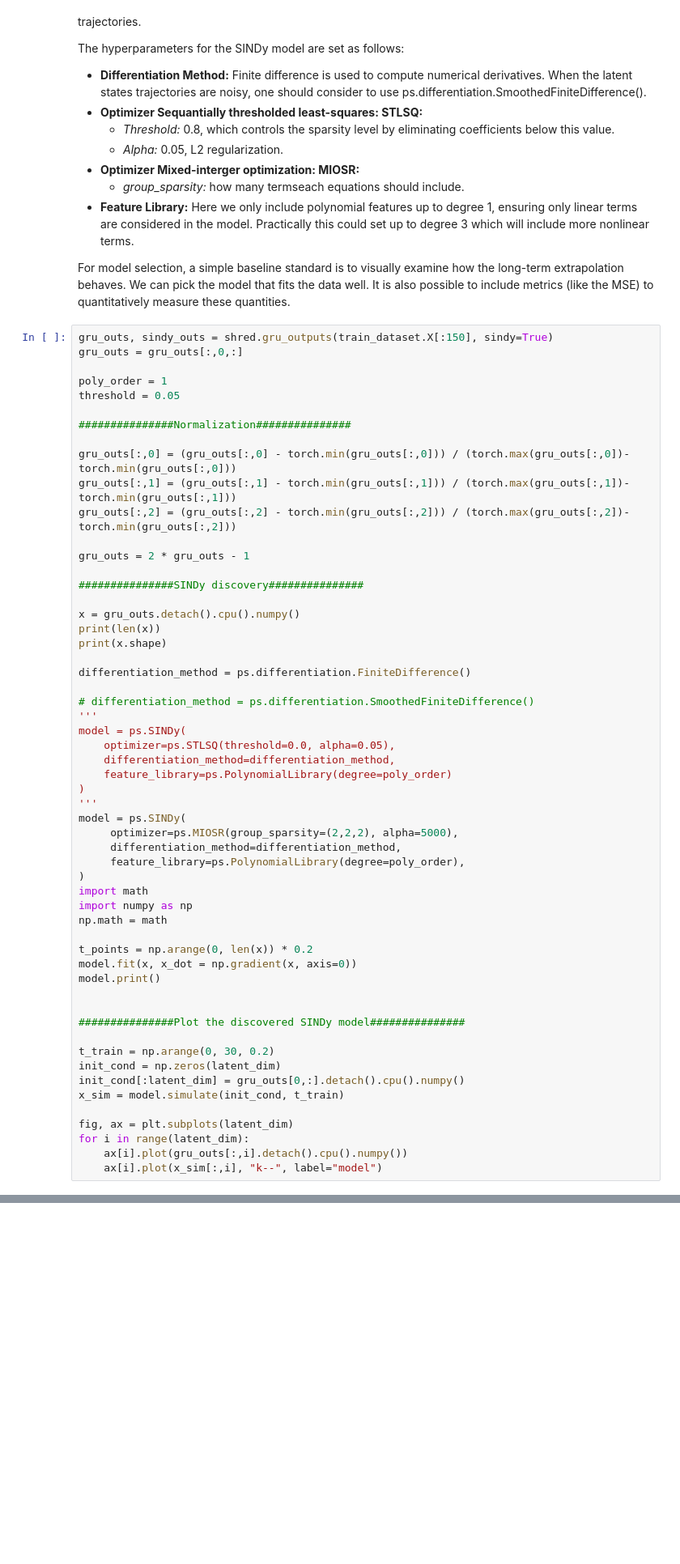
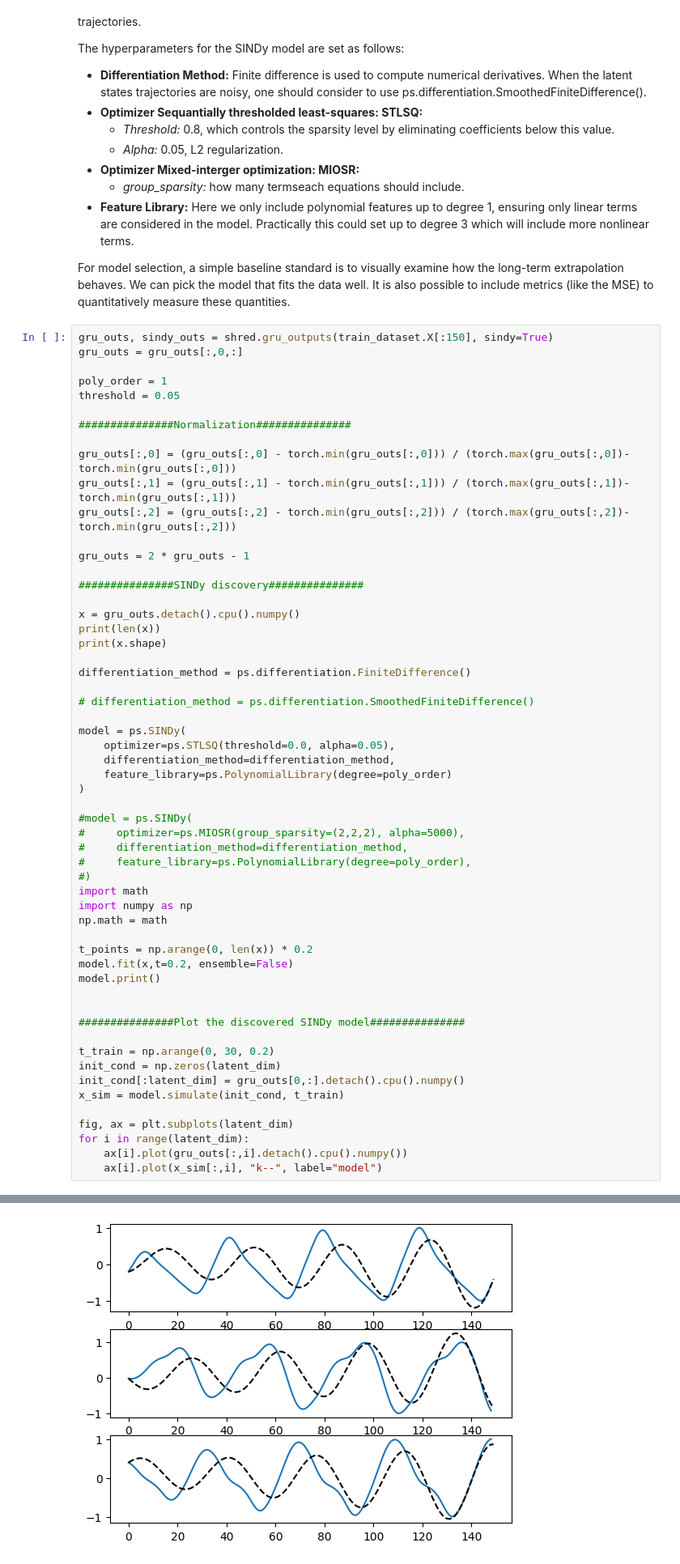
Before and after one commit to fmenol/sindy-shred, a Jupyter notebook: sst_sindy_shred_repressilator.ipynb, the cells around one changed output, grey strips where cells are left out. Shown at 81% size. Drawn from its saved outputs; the diff is of its cells as text; blank space fills up the shorter version.

```diff
--- a/sst_sindy_shred_repressilator.ipynb
+++ b/sst_sindy_shred_repressilator.ipynb
@@ -506,24 +495,24 @@ print(x.shape)
 differentiation_method = ps.differentiation.FiniteDifference()
 
 # differentiation_method = ps.differentiation.SmoothedFiniteDifference()
-'''
+
 model = ps.SINDy(
     optimizer=ps.STLSQ(threshold=0.0, alpha=0.05),
     differentiation_method=differentiation_method,
     feature_library=ps.PolynomialLibrary(degree=poly_order)
 )
-'''
-model = ps.SINDy(
-     optimizer=ps.MIOSR(group_sparsity=(2,2,2), alpha=5000),
-     differentiation_method=differentiation_method,
-     feature_library=ps.PolynomialLibrary(degree=poly_order),
-)
+
+#model = ps.SINDy(
+#     optimizer=ps.MIOSR(group_sparsity=(2,2,2), alpha=5000),
+#     differentiation_method=differentiation_method,
+#     feature_library=ps.PolynomialLibrary(degree=poly_order),
+#)
 import math
 import numpy as np
 np.math = math
 
 t_points = np.arange(0, len(x)) * 0.2
-model.fit(x, x_dot = np.gradient(x, axis=0))
+model.fit(x,t=0.2, ensemble=False)
 model.print()
 
 
@@ -545,3 +536,4 @@ AttributeError: module 'pysindy' has no attribute 'MIOSR'
+[figure, added]
 # %%
 gru_outs, sindy_outs = shred.gru_outputs(train_dataset.X[:150,:], sindy=True)
 gru_outs = gru_outs[:,0,:]
```
Also changed, not shown: parts of 9 cells of this notebook.
